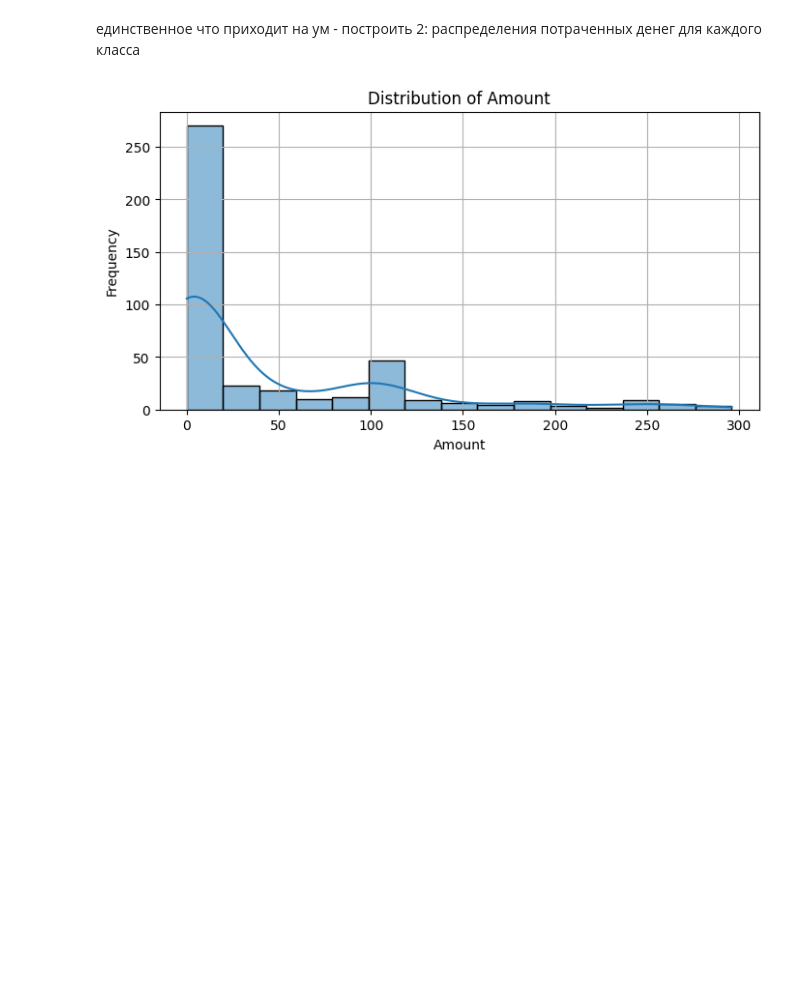
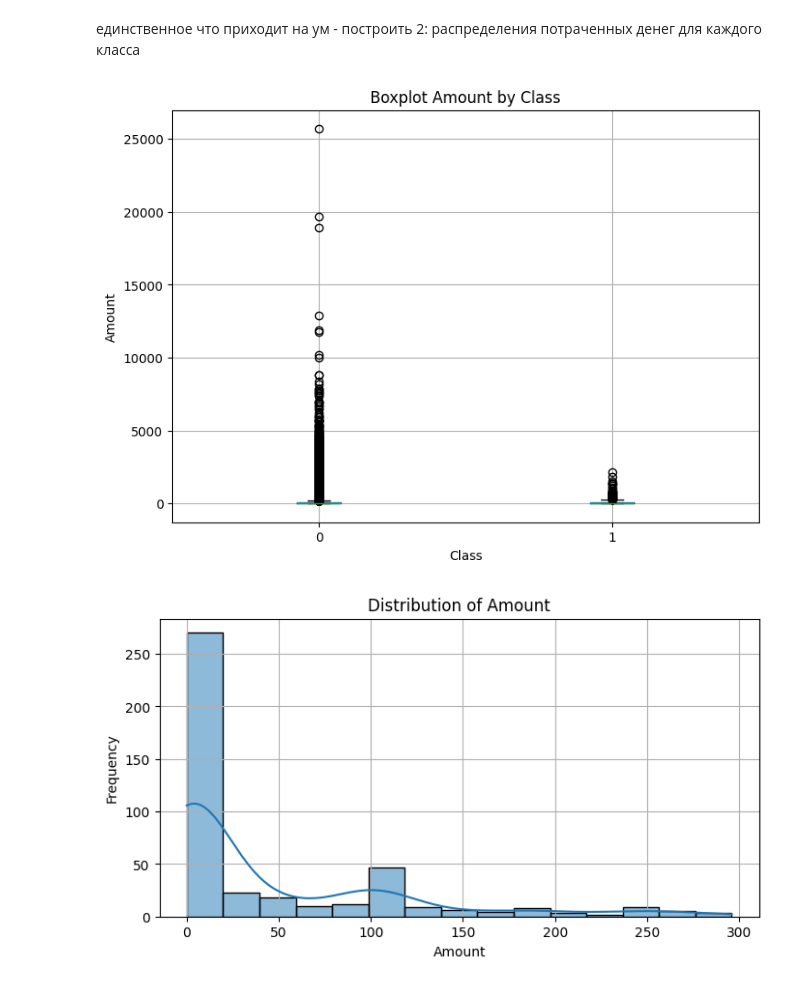
Before and after one commit to NeMoWister/fraud, a Jupyter notebook: baseline.ipynb, the cells around one changed output. Saved outputs shown, nothing was run; the diff lists cells and outputs as text; code cells hidden in the pictures; blank space fills up the shorter version.

```diff
--- a/baseline.ipynb
+++ b/baseline.ipynb
@@ -139,7 +143,12 @@ dtype: int64
 # %%
-fraud = df.where(df['Class'] == 1).dropna()
-
-notfraud = df.where(df['Class'] == 0).dropna()
+df.boxplot(column="Amount", by="Class", figsize=(8,6))
+plt.title("Boxplot Amount by Class")
+plt.suptitle("")
+plt.xlabel("Class")
+plt.ylabel("Amount")
+plt.show()
+# %% [output]
+[figure, added]
 # %%
 plot_hist_numeric(fraud, 'Amount', x_max=300)
 # %% [output]
```
Also changed, not shown: parts of 1 cell of this notebook, 4 other files.
